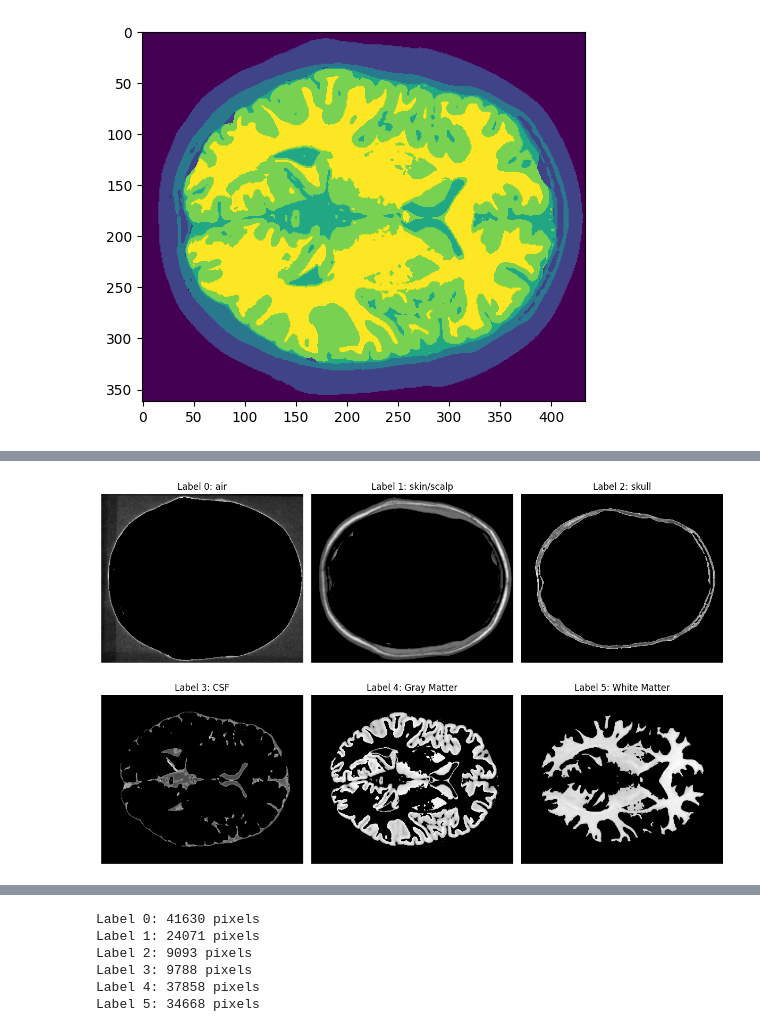
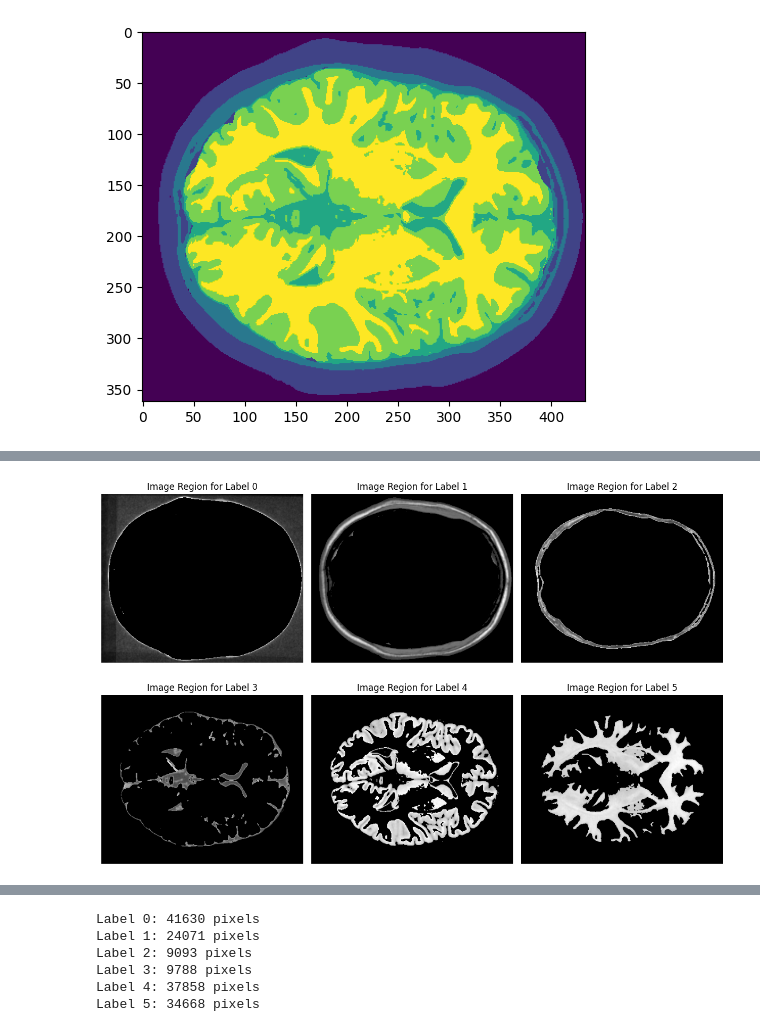
Before and after one commit to ZosoV/mri_segmentation, a Jupyter notebook: experiment_02.ipynb, the cells around one changed output, grey strips where cells are left out. Drawn from its saved outputs; the diff is of its cells as text; code cells hidden in the pictures.

```diff
--- a/experiment_02.ipynb
+++ b/experiment_02.ipynb
@@ -47,6 +47,9 @@ plt.tight_layout()
 plt.show()
 # %% [output]
 [figure]
+# %%
+# Normalize mri_stacked image
+mri_stacked = (mri_stacked - mri_stacked.min()) / (mri_stacked.max() - mri_stacked.min())
 # %%
 import matplotlib.pyplot as plt
 
@@ -65,9 +68,5 @@ plt.show()
 # %%
 reference_img = mri_stacked[:,:,0]
-
-# Normalize the reference image
-reference_img = (reference_img - reference_img.min()) / (reference_img.max() - reference_img.min())
-
 plt.imshow(reference_img, cmap='gray')
 # %% [output]
 <matplotlib.image.AxesImage at 0x...>
@@ -117,16 +86,16 @@ plt.show()
 # %%
 fig, axes = plt.subplots(2, 3, figsize=(12, 8))
 
 for i, ax in enumerate(axes.flat):
     mask = reference_img * (reference_labels == i)
     ax.imshow(mask.reshape(reference_img.shape), cmap='gray')
-    ax.set_title(f'Label {i}: {label_names[i]}')
+    ax.set_title(f'Image Region for Label {i}')
     ax.axis('off')
 
 plt.tight_layout()
 plt.show()
 # %% [output]
-[figure, old version]
+[figure, new version]
 # %%
 fig, axes = plt.subplots(2, 3, figsize=(12, 8))
 
```
Also changed, not shown: parts of 34 cells of this notebook, 11 other files.
